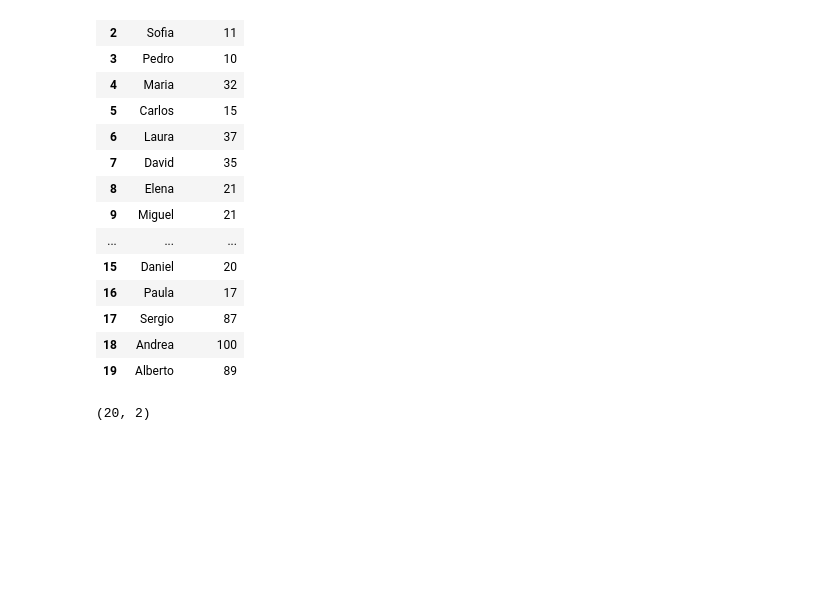
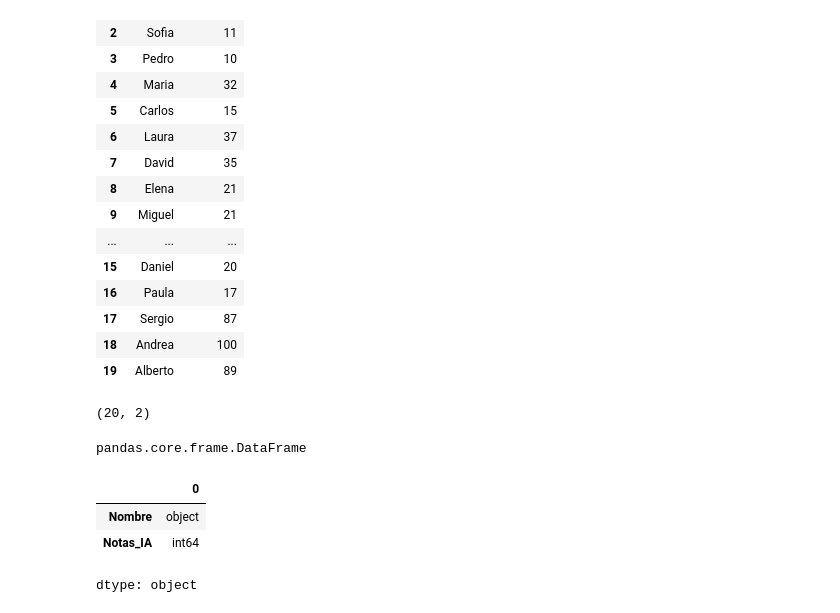
Before and after one commit to amgito1648/clase-inteligencia-artificial, a Jupyter notebook: EDA.ipynb, the cells around one changed output. Drawn from its saved outputs; the diff is of its cells as text; code cells hidden in the pictures; blank space fills up the shorter version.

```diff
--- a/EDA.ipynb
+++ b/EDA.ipynb
@@ -149,3 +151,14 @@ alumnos
 alumnos.shape
 # %% [output]
 (20, 2)
+# %%
+type(alumnos)
+# %% [output]
+pandas.core.frame.DataFrame
+# %%
+alumnos.dtypes
+# %% [output]
+|  | 0 |
+| Nombre | object |
+| Notas_IA | int64 |
+dtype: object
```
Also changed, not shown: parts of 7 cells of this notebook.
